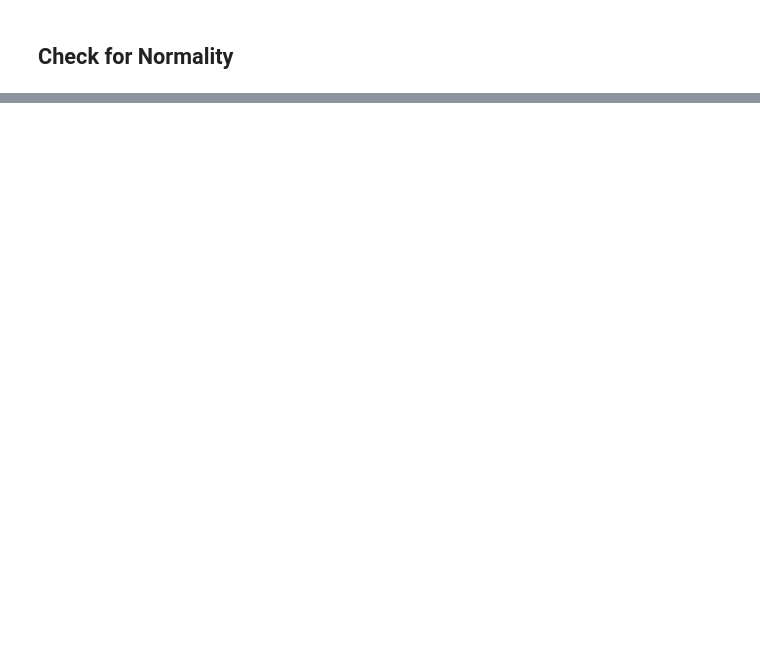
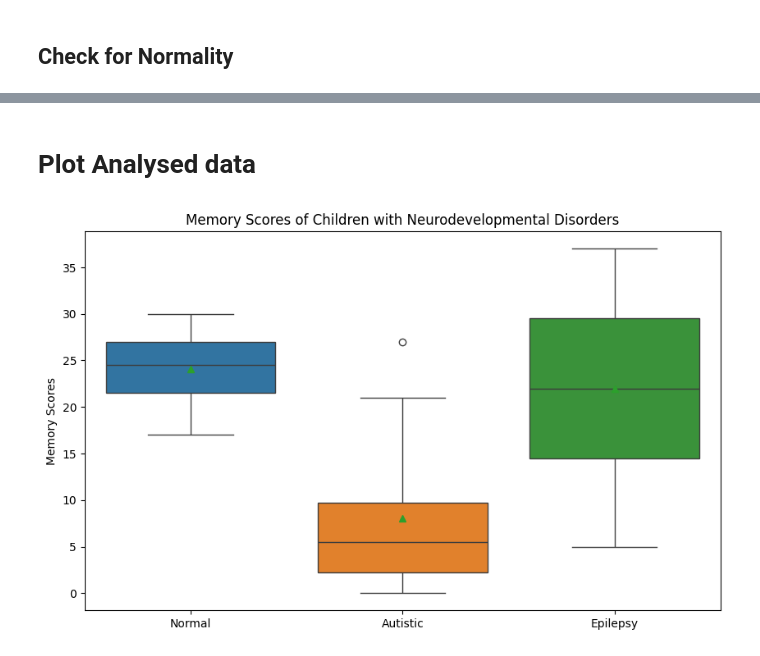
Before and after one commit to ROHIT32767/BRSM, a Jupyter notebook: Activities/ANOVA_Homework/code.ipynb, the cells around one changed output, grey strips where cells are left out. Drawn from its saved outputs; the diff is of its cells as text; code cells hidden in the pictures; blank space fills up the shorter version.

```diff
--- a/Activities/ANOVA_Homework/code.ipynb
+++ b/Activities/ANOVA_Homework/code.ipynb
@@ -169 +221,12 @@ Effect Size (Eta-squared): 0.584019587774961
+# %% [markdown]
+# Plot Analysed data
+# %%
+plt.figure(figsize=(10, 6))
+sns.boxplot(data=[data_normal, data_autistic, data_epilepsy], showmeans=True)
+plt.xticks(ticks=[0, 1, 2], labels=['Normal', 'Autistic', 'Epilepsy'])
+plt.ylabel('Memory Scores')
+plt.title('Memory Scores of Children with Neurodevelopmental Disorders')
+plt.show()
+# %% [output]
+[figure, added]
 # %%
```
Also changed, not shown: parts of 30 cells of this notebook, 4 other files.
